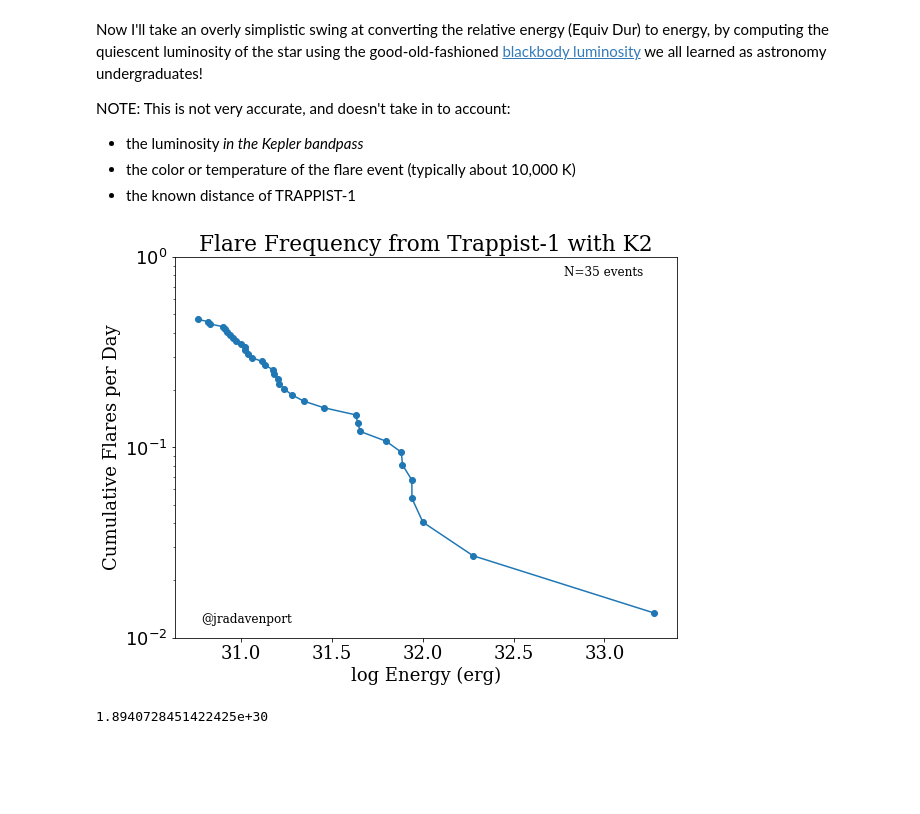
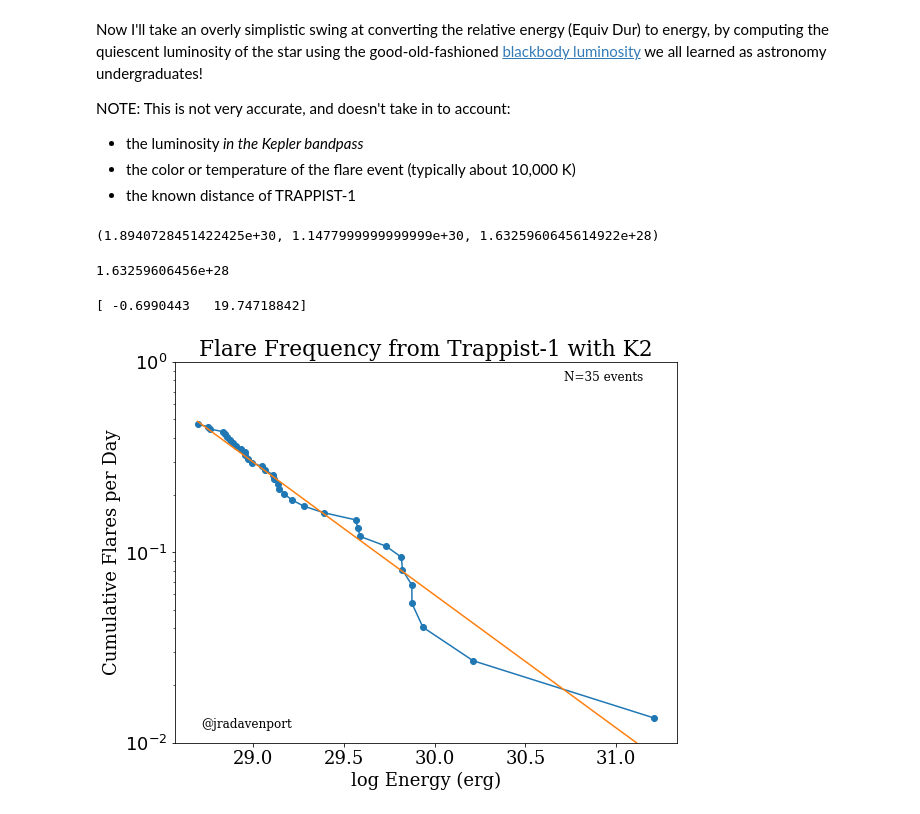
Before and after one commit to jradavenport/trappist-flares, a Jupyter notebook: explore.ipynb, the cells around one changed output. Cells and saved outputs as stored; diff of their text form; code cells hidden in the pictures; blank space fills up the shorter version.

Commit message:
revise luminosity

```diff
--- a/explore.ipynb
+++ b/explore.ipynb
@@ -177,27 +177,58 @@ NOTE: This is not very accurate, and doesn't take in to account:
 * the luminosity *in the Kepler bandpass*
 * the color or temperature of the flare event (typically about 10,000 K)
 * the known distance of TRAPPIST-1
+# %%
+# way 1, blackbody (total Luminosity)
+Teff = 2550.
+sigma = 5.67051e-5
+E_POINT = (4. * np.pi * (6.955e10 * 0.114)**2. * sigma * Teff**4.)
+
+
+# way 2, compare to MOST-band luminosity for Proxima Cen, divide by 3 (from NLDS tbl 4.1)
+L_m6_most = 10**28.69 # from Davenport et al. work on Proxima Cen
+L_m8_m6 = L_m6_most / 3.
+
+
+# way 3, scale from Sun (but again using total Lum)
+# an independent calculation for New Light on Dark Stars (table 4.1)
+L_sun = 3.826e33 # erg/s
+L_m8 = 0.03e-2 * L_sun
+
+print(E_POINT, L_m8, L_m8_m6)
+# %% [output]
+(1.8940728451422425e+30, 1.1477999999999999e+30, 1.6325960645614922e+28)
+# %%
+# way 2 gives BEST estimate, since it's approx in the MOST bandpass,
+# and that in turn is close-ish to the Kepler bandpass... or close enough for messing about
+E_POINT = L_m8_m6
+
+print(E_POINT) # erg / s
+# %% [output]
+1.63259606456e+28
 # %%
-Teff = 2550.
-sigma = 5.67051e-5
-E_POINT = (4. * np.pi * (6.955e10 * 0.114)**2. * sigma * Teff**4.)
+
+# fit a line to the Flare Freq Distribution
+fit2 = np.polyfit(ffd_x + np.log10(E_POINT), np.log10(ffd_y), 1)
+pp2 = np.poly1d(fit2)
 
 
 plt.figure(figsize=(9,7))
 plt.plot(ffd_x + np.log10(E_POINT), ffd_y, 'o-')
+
+plt.plot(ffd_x + np.log10(E_POINT), 10.**pp2(ffd_x + np.log10(E_POINT)) )
+
 plt.yscale('log')
 plt.ylim(1e-2,1e0)
 plt.xlabel('log Energy (erg)')
 plt.ylabel('Cumulative Flares per Day')
 
 plt.title('Flare Frequency from Trappist-1 with K2')
 plt.text(0.5+ np.log10(E_POINT), 1.2e-2, '@jradavenport', fontsize=12)
 plt.text(2.5+ np.log10(E_POINT), 8e-1, 'N=35 events', fontsize=12)
 
 plt.savefig('trappist_flares.png')
+
+print(fit2)
 # %% [output]
+[ -0.6990443   19.74718842]
-[figure, old version]
+[figure, new version]
-# %%
-(4. * np.pi * (6.955e10 * 0.114)**2. * sigma * Teff**4.)
-# %% [output]
-1.8940728451422425e+30
```
Also changed, not shown: 1 other file.
